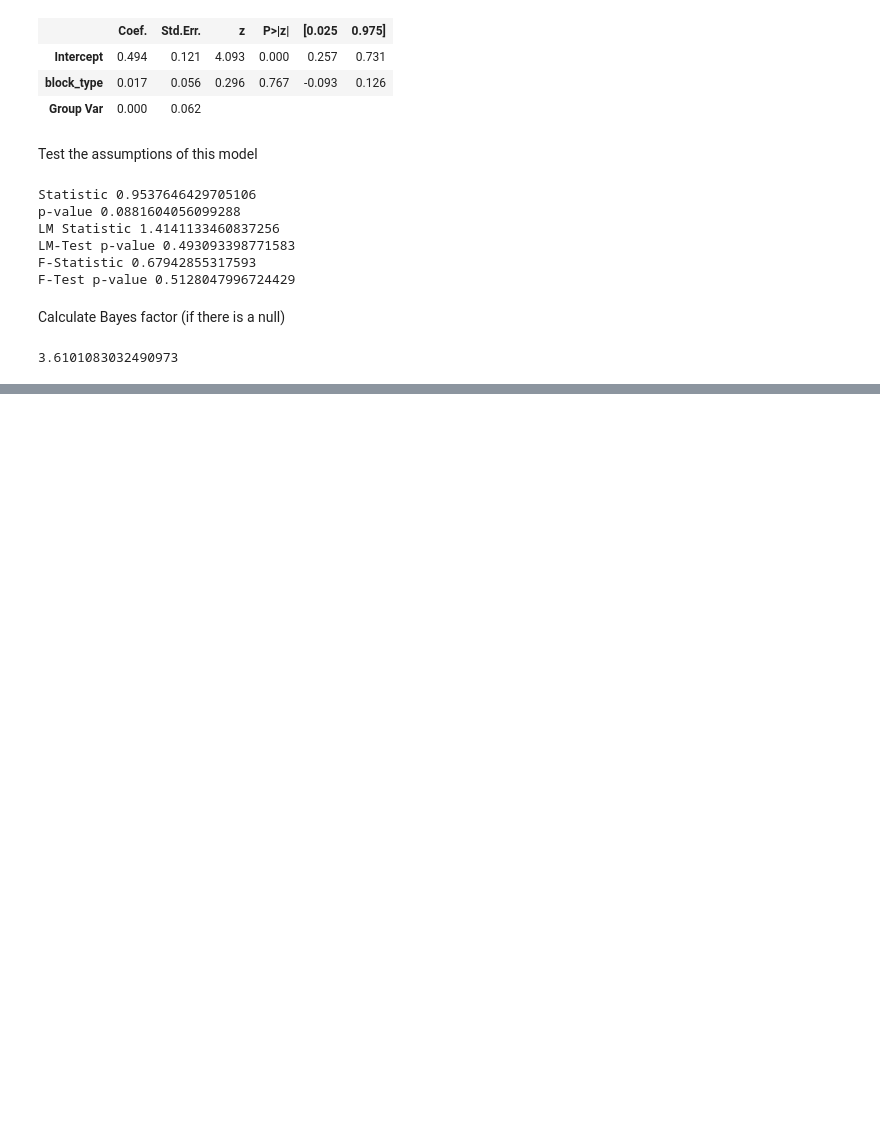
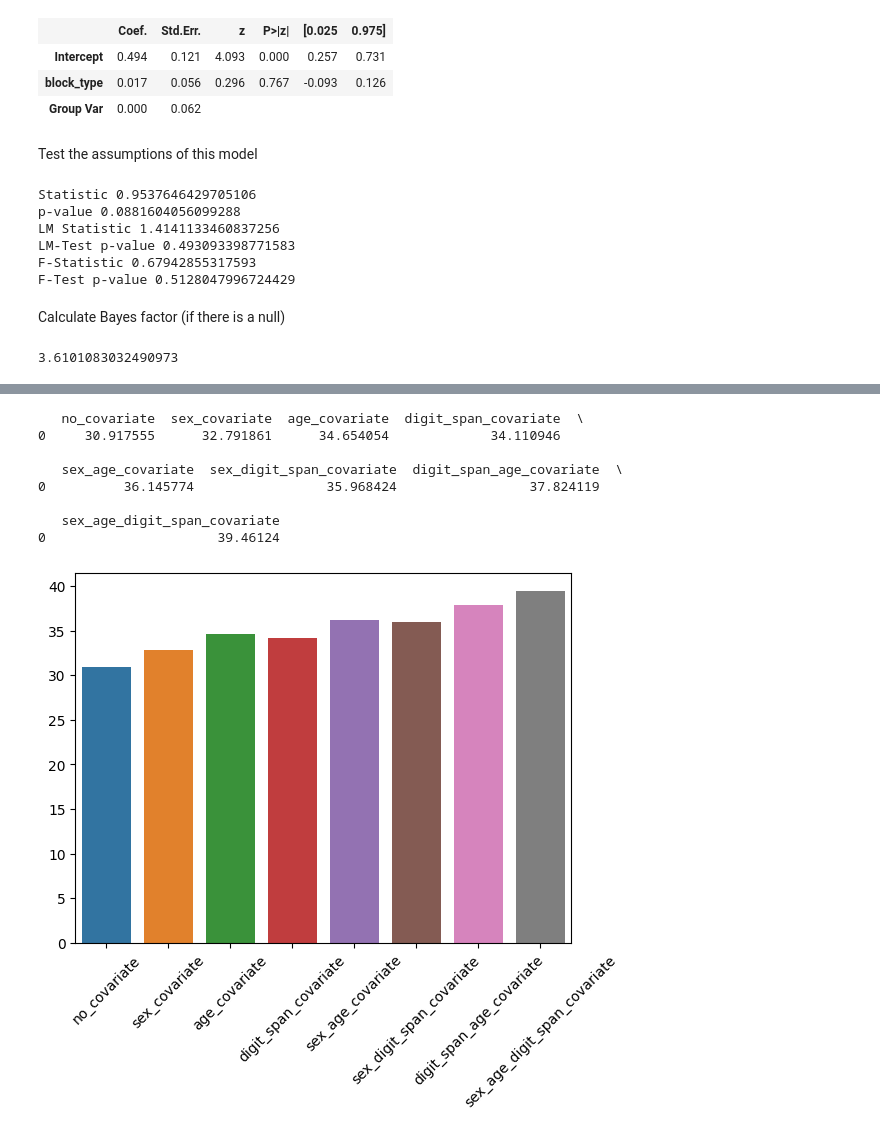
Before and after one commit to emilybagley/disgust_reversal_learning-RR, a Jupyter notebook: 2_task_modelagnostic_analysis_nooutliers.ipynb, the cells around one changed output, grey strips where cells are left out. Cells and saved outputs as stored; diff of their text form; code cells hidden in the pictures; blank space fills up the shorter version.

```diff
--- a/2_task_modelagnostic_analysis_nooutliers.ipynb
+++ b/2_task_modelagnostic_analysis_nooutliers.ipynb
@@ -1053,0 +1046,32 @@ bayes_factor(task_summary, 'lose_shift', 'Fear', 'Points')
+# %%
+##test which covariates to add -- Using the random effects which were best above
+no_covariate=smf.mixedlm(formula, data, groups=data['participant_no'], missing='drop', vc_formula={'feedback_details': '0+feedback_details'}).fit(reml=False)
+sex_covariate=smf.mixedlm(formula+str('+prolific_sex'), data, groups=data['participant_no'], missing='drop', vc_formula={'feedback_details': '0+feedback_details'}).fit(reml=False)
+age_covariate=smf.mixedlm(formula+str('+prolific_age'), data, groups=data['participant_no'], missing='drop', vc_formula={'feedback_details': '0+feedback_details'}).fit(reml=False)
+digit_span_covariate=smf.mixedlm(formula+str('+digit_span'), data, groups=data['participant_no'], missing='drop', vc_formula={'feedback_details': '0+feedback_details'}).fit(reml=False)
+sex_age_covariate=smf.mixedlm(formula+str('+prolific_sex+prolific_age'), data, groups=data['participant_no'], missing='drop', vc_formula={'feedback_details': '0+feedback_details'}).fit(reml=False)
+sex_digit_span_covariate=smf.mixedlm(formula+str('+prolific_sex+digit_span'), data, groups=data['participant_no'], missing='drop', vc_formula={'feedback_details': '0+feedback_details'}).fit(reml=False)
+digit_span_age_covariate=smf.mixedlm(formula+str('+digit_span+prolific_age'), data, groups=data['participant_no'], missing='drop', vc_formula={'feedback_details': '0+feedback_details'}).fit(reml=False)
+sex_age_digit_span_covariate=smf.mixedlm(formula+str('+prolific_sex+prolific_age+digit_span'), data, groups=data['participant_no'], missing='drop', vc_formula={'feedback_details': '0+feedback_details'}).fit(reml=False)
+
+bic=pd.DataFrame({'no_covariate': [no_covariate.bic],
+                    'sex_covariate': [sex_covariate.bic],
+                    'age_covariate': [age_covariate.bic],
+                    'digit_span_covariate': [digit_span_covariate.bic],
+                    'sex_age_covariate': [sex_age_covariate.bic],
+                    'sex_digit_span_covariate': [sex_digit_span_covariate.bic],
+                    'digit_span_age_covariate': [digit_span_age_covariate.bic],
+                    'sex_age_digit_span_covariate': [sex_age_digit_span_covariate.bic]})
+sns.barplot(bic)
+plt.xticks(rotation=45)
+print(bic) ##in this case, the most basic is best (no covariates)
+# %% [output]
+   no_covariate  sex_covariate  age_covariate  digit_span_covariate  \
+0     30.917555      32.791861      34.654054             34.110946
+
+   sex_age_covariate  sex_digit_span_covariate  digit_span_age_covariate  \
+0          36.145774                 35.968424                 37.824119
+
+   sex_age_digit_span_covariate
+0                      39.46124
+[figure, added]
```
Also changed, not shown: parts of 23 cells of this notebook, 1 other file.
